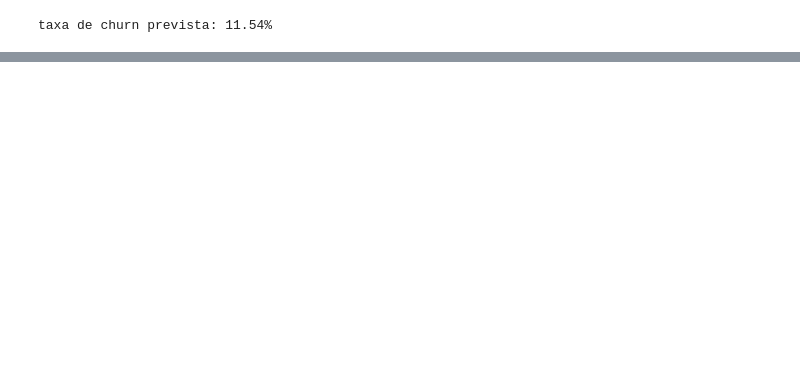
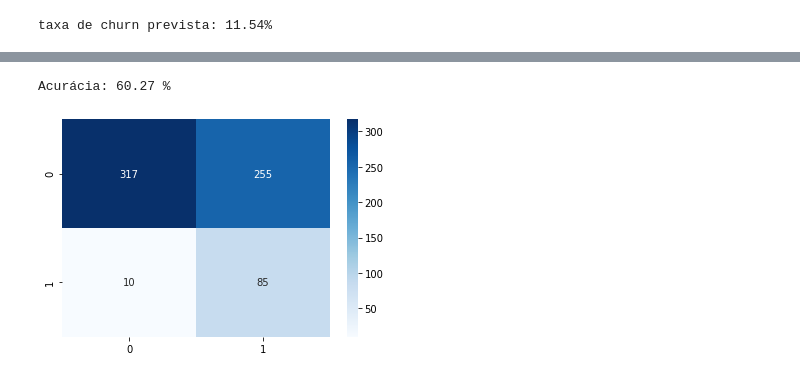
Before and after one commit to BielSousa/EstudosML, a Jupyter notebook: RandomForestClassifier.ipynb, the cells around one changed output, grey strips where cells are left out. Saved outputs shown, nothing was run; the diff lists cells and outputs as text; code cells hidden in the pictures; blank space fills up the shorter version.

```diff
--- a/RandomForestClassifier.ipynb
+++ b/RandomForestClassifier.ipynb
@@ -254,0 +328,8 @@ taxa de churn prevista: 10.39%
+# %%
+print(f'Acurácia: {mod2.score(x_test_under,y_test_under)*100:.2f} %')
+# %% [output]
+Acurácia: 60.27 %
+# %%
+sns.heatmap(confusion_matrix(y_test_under,p2, labels=mod2.classes_,),fmt='0', annot=True,cmap='Blues',);
+# %% [output]
+[figure, added]
```
Also changed, not shown: parts of 22 cells of this notebook.
